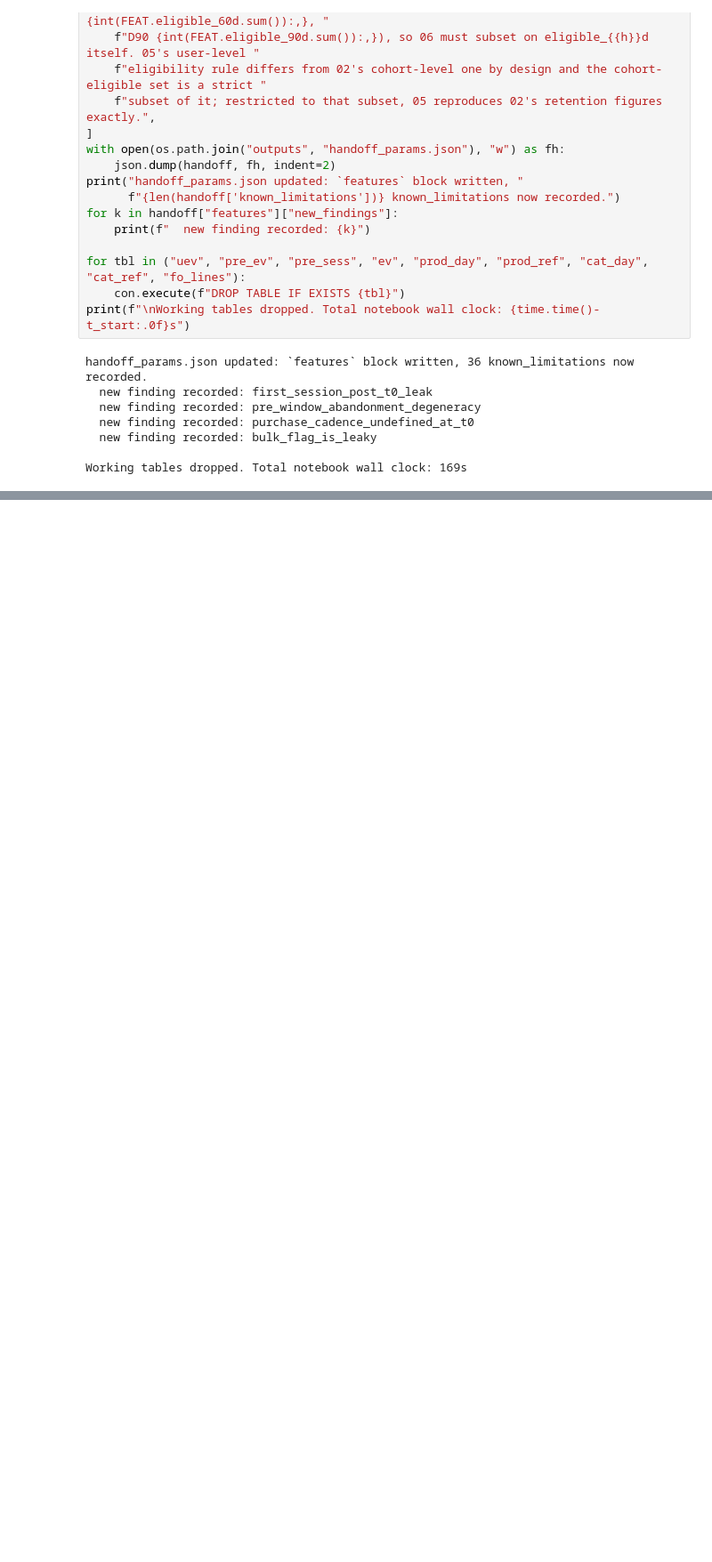
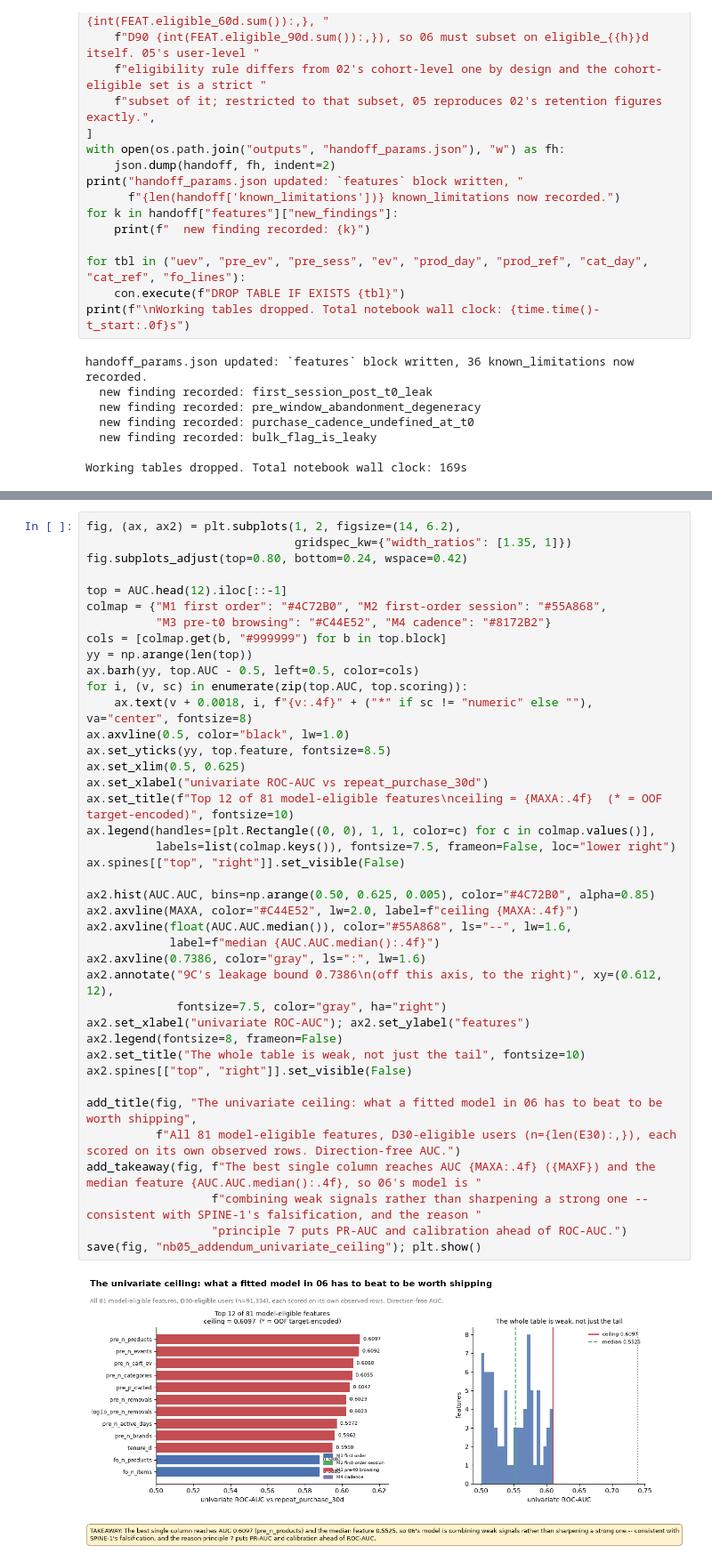
Before and after one commit to Harsh-jain12/eternal-product-analytics, a Jupyter notebook: notebooks/05_features.ipynb, the cells around one changed output, grey strips where cells are left out. Shown at 89% size. Drawn from its saved outputs; the diff is of its cells as text; blank space fills up the shorter version.

```diff
--- a/notebooks/05_features.ipynb
+++ b/notebooks/05_features.ipynb
@@ -2713,0 +3066,42 @@ personalised form loses to the plain one.
+# %%
+fig, (ax, ax2) = plt.subplots(1, 2, figsize=(14, 6.2),
+                              gridspec_kw={"width_ratios": [1.35, 1]})
+fig.subplots_adjust(top=0.80, bottom=0.24, wspace=0.42)
+
+top = AUC.head(12).iloc[::-1]
+colmap = {"M1 first order": "#4C72B0", "M2 first-order session": "#55A868",
+          "M3 pre-t0 browsing": "#C44E52", "M4 cadence": "#8172B2"}
+cols = [colmap.get(b, "#999999") for b in top.block]
+yy = np.arange(len(top))
+ax.barh(yy, top.AUC - 0.5, left=0.5, color=cols)
+for i, (v, sc) in enumerate(zip(top.AUC, top.scoring)):
+    ax.text(v + 0.0018, i, f"{v:.4f}" + ("*" if sc != "numeric" else ""), va="center", fontsize=8)
+ax.axvline(0.5, color="black", lw=1.0)
+ax.set_yticks(yy, top.feature, fontsize=8.5)
+ax.set_xlim(0.5, 0.625)
+ax.set_xlabel("univariate ROC-AUC vs repeat_purchase_30d")
+ax.set_title(f"Top 12 of 81 model-eligible features\nceiling = {MAXA:.4f}  (* = OOF target-encoded)", fontsize=10)
+ax.legend(handles=[plt.Rectangle((0, 0), 1, 1, color=c) for c in colmap.values()],
+          labels=list(colmap.keys()), fontsize=7.5, frameon=False, loc="lower right")
+ax.spines[["top", "right"]].set_visible(False)
+
+ax2.hist(AUC.AUC, bins=np.arange(0.50, 0.625, 0.005), color="#4C72B0", alpha=0.85)
+ax2.axvline(MAXA, color="#C44E52", lw=2.0, label=f"ceiling {MAXA:.4f}")
+ax2.axvline(float(AUC.AUC.median()), color="#55A868", ls="--", lw=1.6,
+            label=f"median {AUC.AUC.median():.4f}")
+ax2.axvline(0.7386, color="gray", ls=":", lw=1.6)
+ax2.annotate("9C's leakage bound 0.7386\n(off this axis, to the right)", xy=(0.612, 12),
+             fontsize=7.5, color="gray", ha="right")
+ax2.set_xlabel("univariate ROC-AUC"); ax2.set_ylabel("features")
+ax2.legend(fontsize=8, frameon=False)
+ax2.set_title("The whole table is weak, not just the tail", fontsize=10)
+ax2.spines[["top", "right"]].set_visible(False)
+
+add_title(fig, "The univariate ceiling: what a fitted model in 06 has to beat to be worth shipping",
+          f"All 81 model-eligible features, D30-eligible users (n={len(E30):,}), each scored on its own observed rows. Direction-free AUC.")
+add_takeaway(fig, f"The best single column reaches AUC {MAXA:.4f} ({MAXF}) and the median feature {AUC.AUC.median():.4f}, so 06's model is "
+                  f"combining weak signals rather than sharpening a strong one -- consistent with SPINE-1's falsification, and the reason "
+                  "principle 7 puts PR-AUC and calibration ahead of ROC-AUC.")
+save(fig, "nb05_addendum_univariate_ceiling"); plt.show()
+# %% [output]
+[figure, added]
```
Also changed, not shown: parts of 13 cells of this notebook, 5 other files.
